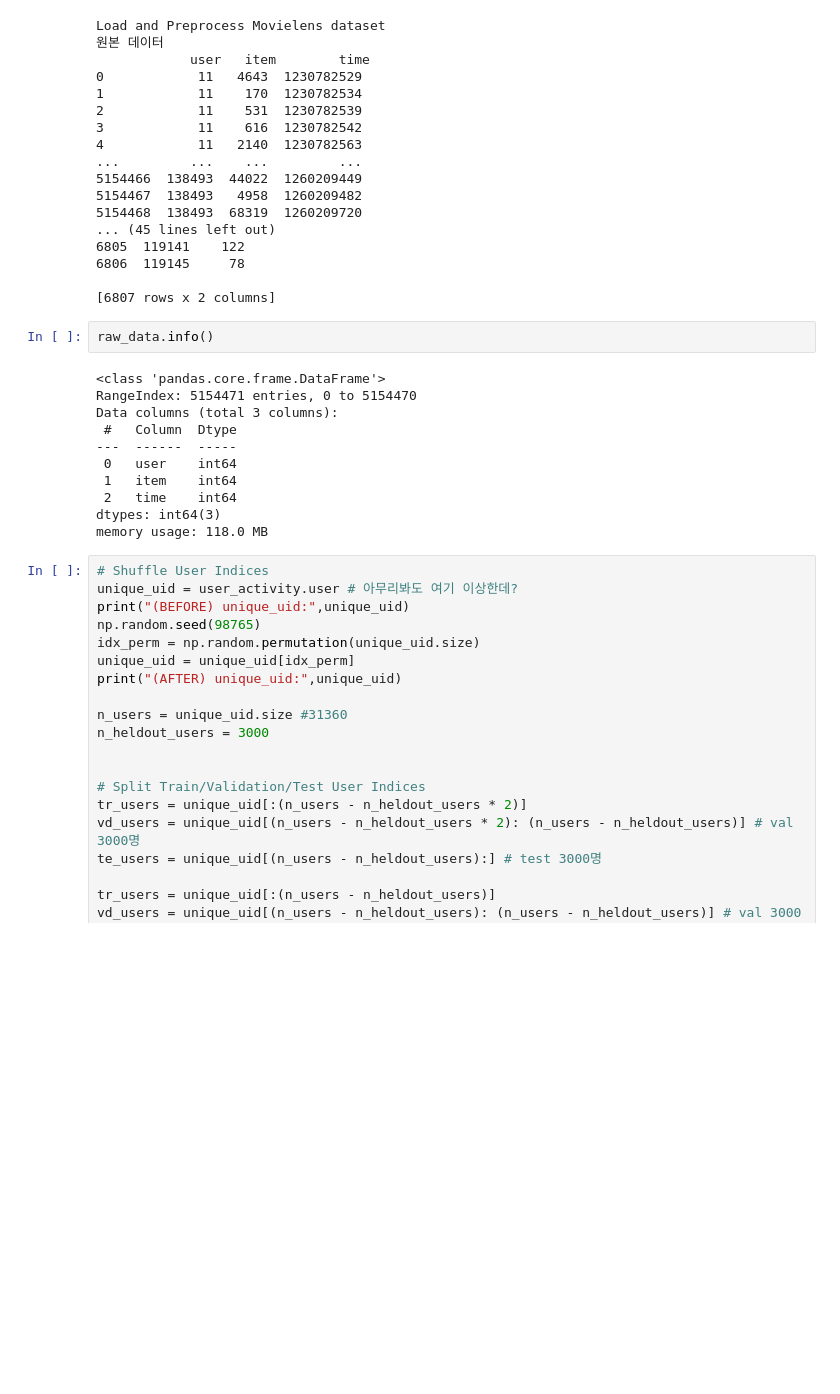
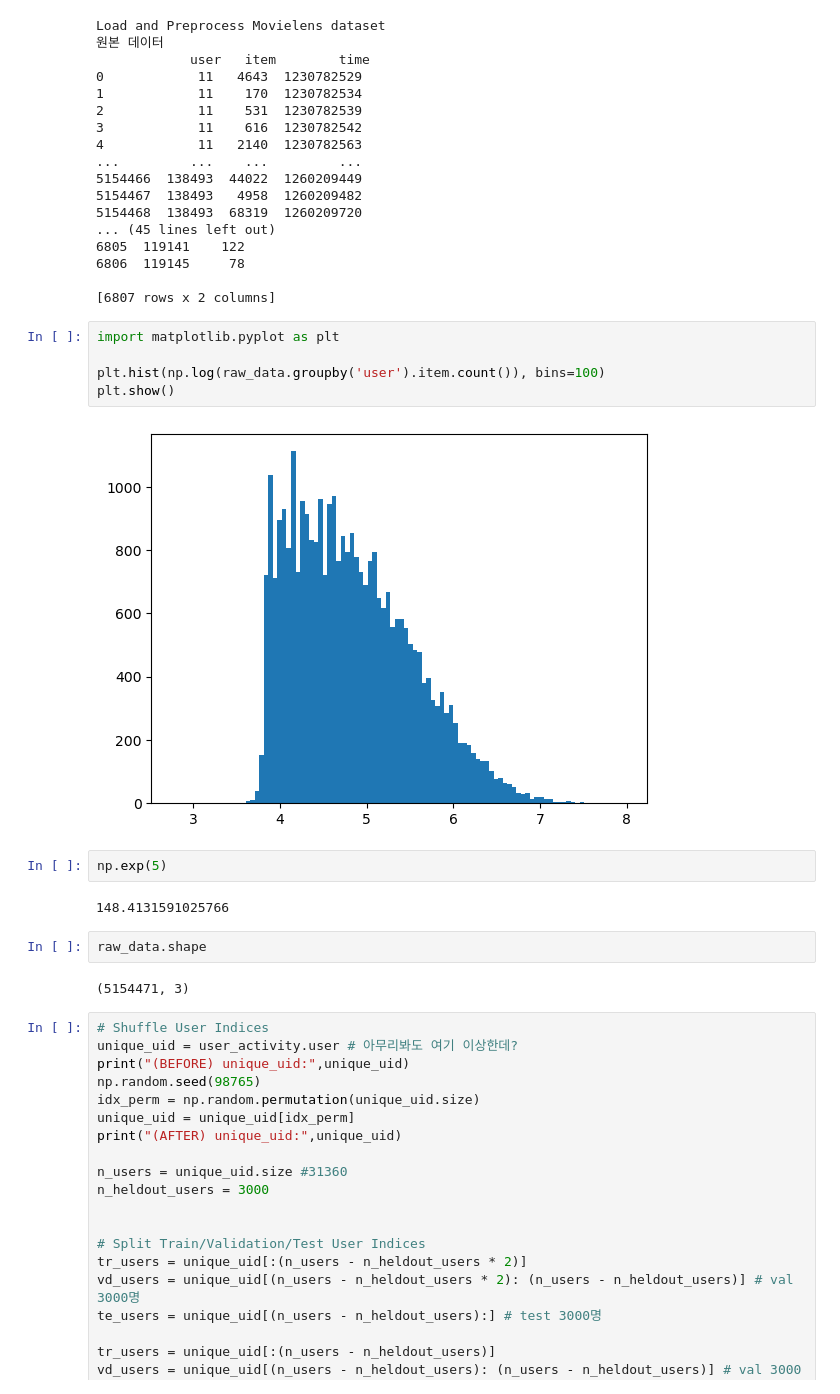
Before and after one commit to boostcampaitech6/level2-movierecommendation-recsys-06, a Jupyter notebook: mission/(미션_2)_Multi_VAE_(정답).ipynb, the cells around one changed output. Saved outputs shown, nothing was run; the diff lists cells and outputs as text; blank space fills up the shorter version.

```diff
--- a/mission/(미션_2)_Multi_VAE_(정답).ipynb
+++ b/mission/(미션_2)_Multi_VAE_(정답).ipynb
@@ -184,19 +229,21 @@ Load and Preprocess Movielens dataset
 6806  119145     78
 
 [6807 rows x 2 columns]
+# %%
+import matplotlib.pyplot as plt
+
+plt.hist(np.log(raw_data.groupby('user').item.count()), bins=100)
+plt.show()
+# %% [output]
+[figure, added]
+# %%
+np.exp(5)
+# %% [output]
+148.4131591025766
 # %%
-raw_data.info()
+raw_data.shape
 # %% [output]
-<class 'pandas.core.frame.DataFrame'>
-RangeIndex: 5154471 entries, 0 to 5154470
-Data columns (total 3 columns):
- #   Column  Dtype
----  ------  -----
- 0   user    int64
- 1   item    int64
- 2   time    int64
-dtypes: int64(3)
-memory usage: 118.0 MB
+(5154471, 3)
 # %%
 # Shuffle User Indices
 unique_uid = user_activity.user # 아무리봐도 여기 이상한데?
```
Also changed, not shown: parts of 9 cells of this notebook, 6 other files.
